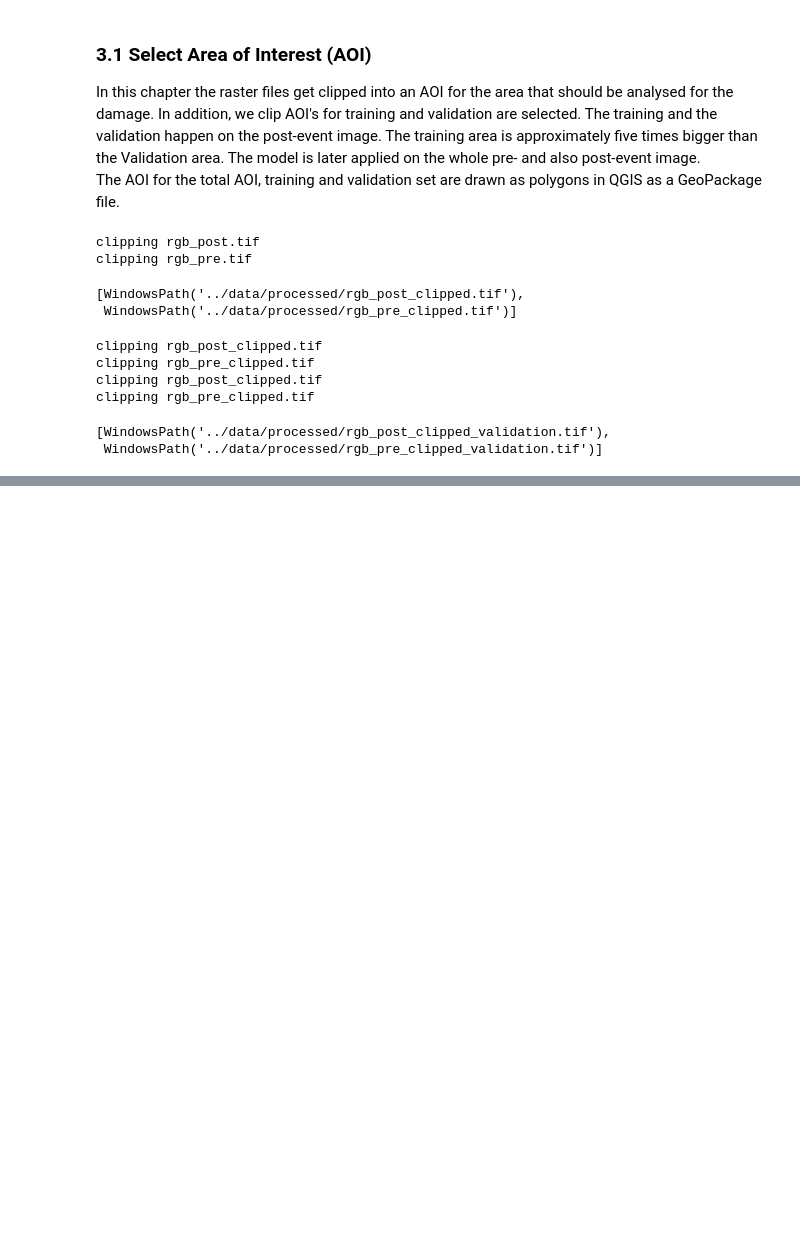
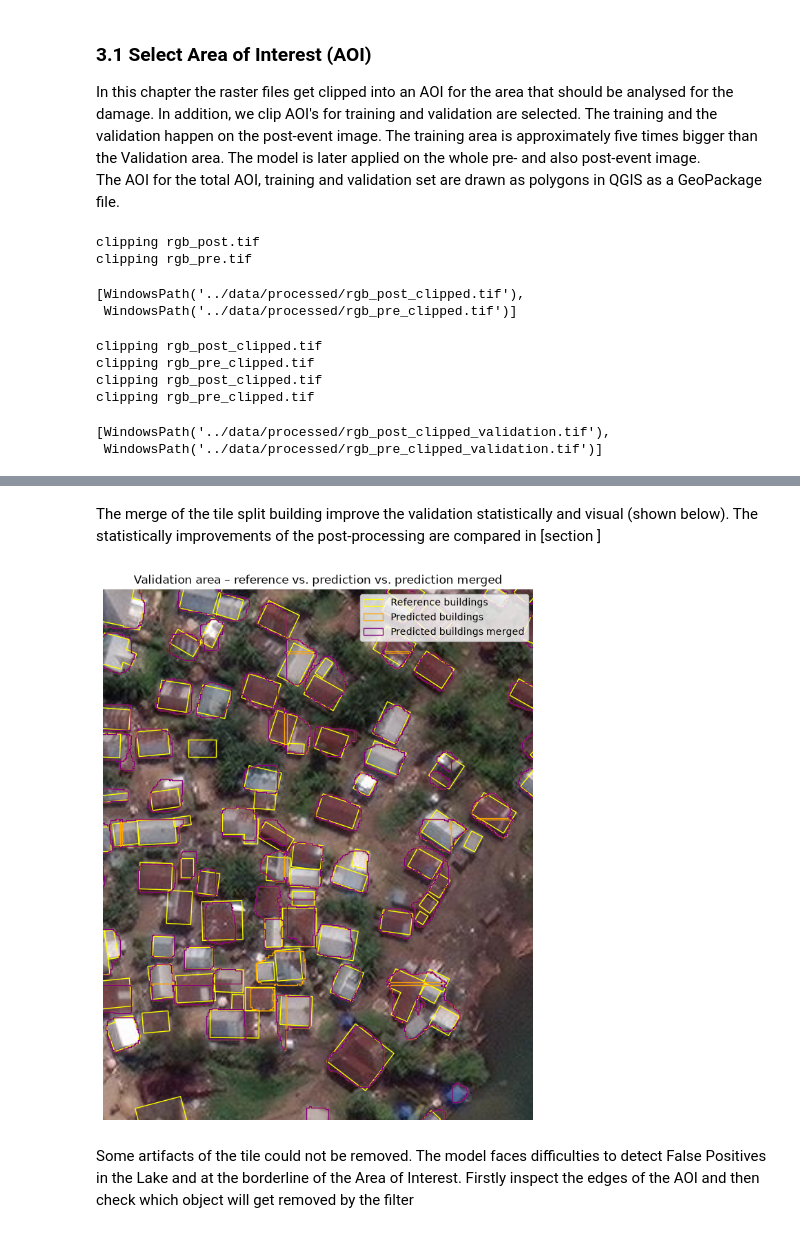
Before and after one commit to LilSheesh7/sds320, a Jupyter notebook: notebooks/sds320_project.ipynb, the cells around one changed output, grey strips where cells are left out. Saved outputs shown, nothing was run; the diff lists cells and outputs as text; code cells hidden in the pictures; blank space fills up the shorter version.

```diff
--- a/notebooks/sds320_project.ipynb
+++ b/notebooks/sds320_project.ipynb
@@ -174,0 +449,39 @@ In this chapter the model to detect buildings on the images is trained.
+# %% [markdown]
+The merge of the tile split building improve the validation statistically and visual (shown below). The statistically improvements of the post-processing are compared in [section ]
+# %%
+buildings_val = gpd.read_file("../data/processed/buildings_val.gpkg")
+buildings_val_pred = gpd.read_file("../data/validation/rgb/prediction.gpkg")
+buildings_val_pred_merged = gpd.read_file("../data/validation/rgb/prediction_merged.gpkg")
+
+fig, ax = plt.subplots(figsize=(10, 10))
+
+# Raster as background
+with rasterio.open("../data/processed/rgb_post_validation.tif") as src:
+    show(src, ax=ax)
+    raster_crs = src.crs
+    b = src.bounds
+
+# Reference and predicted buildings as outlines
+buildings_val.to_crs(raster_crs).boundary.plot(ax=ax, color="yellow", linewidth=1)
+buildings_val_pred.to_crs(raster_crs).boundary.plot(ax=ax, color="orange", linewidth=1)
+buildings_val_pred_merged.to_crs(raster_crs).boundary.plot(ax=ax, color="purple", linewidth=1)
+
+# Zoom: section as a share of the full extent (0 = left/bottom, 1 = right/top)
+x_start, x_end = 0.30, 0.50
+y_start, y_end = 0.20, 0.40
+ax.set_xlim(b.left + x_start * (b.right - b.left), b.left + x_end * (b.right - b.left))
+ax.set_ylim(b.bottom + y_start * (b.top - b.bottom), b.bottom + y_end * (b.top - b.bottom))
+
+# Legend, title, layout
+ax.legend(handles=[
+    Patch(facecolor="none", edgecolor="yellow", label="Reference buildings"),
+    Patch(facecolor="none", edgecolor="orange", label="Predicted buildings"),
+    Patch(facecolor="none", edgecolor="purple", label="Predicted buildings merged")
+], loc="upper right")
+ax.set_title("Validation area – reference vs. prediction vs. prediction merged")
+ax.set_axis_off()
+plt.show()
+# %% [output]
+[figure, added]
+# %% [markdown]
+Some artifacts of the tile could not be removed. The model faces difficulties to detect False Positives in the Lake and at the borderline of the Area of Interest. Firstly inspect the edges of the AOI and then check which object will get removed by the filter
```
Also changed, not shown: parts of 26 cells of this notebook.
